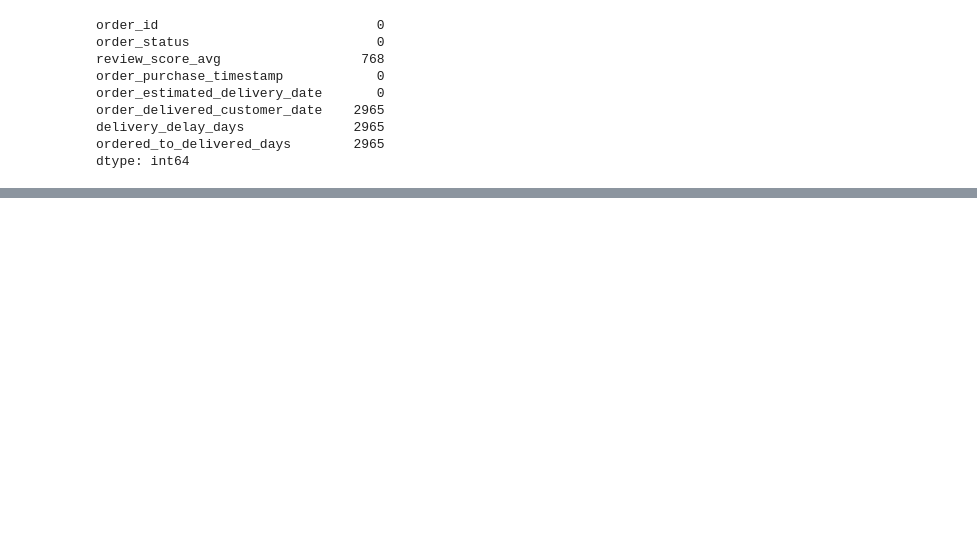
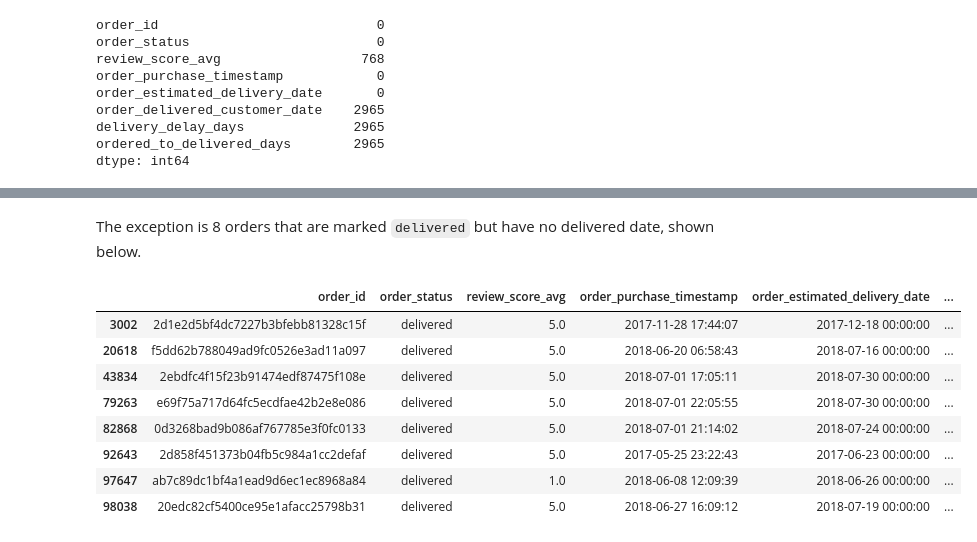
Before and after one commit to christine-nil/olist-analyst-workflow, a Jupyter notebook: notebooks/01_exploration.ipynb, the cells around one changed output, grey strips where cells are left out. Saved outputs shown, nothing was run; the diff lists cells and outputs as text; code cells hidden in the pictures; blank space fills up the shorter version.

Commit message:
Edit 01_exploration: join tables

```diff
--- a/notebooks/01_exploration.ipynb
+++ b/notebooks/01_exploration.ipynb
@@ -315,0 +356,14 @@ dtype: int64
+# %% [markdown]
+The exception is 8 orders that are marked `delivered` but have no delivered date, shown below.
+# %%
+df_joined[(df_joined["order_status"] == "delivered") & (df_joined["order_delivered_customer_date"].isnull())]
+# %% [output]
+|  | order_id | order_status | review_score_avg | order_purchase_timestamp | order_estimated_delivery_date | ... |
+| 3002 | 2d1e2d5bf4dc7227b3bfebb81328c15f | delivered | 5.0 | 2017-11-28 17:44:07 | 2017-12-18 00:00:00 | ... |
+| 20618 | f5dd62b788049ad9fc0526e3ad11a097 | delivered | 5.0 | 2018-06-20 06:58:43 | 2018-07-16 00:00:00 | ... |
+| 43834 | 2ebdfc4f15f23b91474edf87475f108e | delivered | 5.0 | 2018-07-01 17:05:11 | 2018-07-30 00:00:00 | ... |
+| 79263 | e69f75a717d64fc5ecdfae42b2e8e086 | delivered | 5.0 | 2018-07-01 22:05:55 | 2018-07-30 00:00:00 | ... |
+| 82868 | 0d3268bad9b086af767785e3f0fc0133 | delivered | 5.0 | 2018-07-01 21:14:02 | 2018-07-24 00:00:00 | ... |
+| 92643 | 2d858f451373b04fb5c984a1cc2defaf | delivered | 5.0 | 2017-05-25 23:22:43 | 2017-06-23 00:00:00 | ... |
+| 97647 | ab7c89dc1bf4a1ead9d6ec1ec8968a84 | delivered | 1.0 | 2018-06-08 12:09:39 | 2018-06-26 00:00:00 | ... |
+| 98038 | 20edc82cf5400ce95e1afacc25798b31 | delivered | 5.0 | 2018-06-27 16:09:12 | 2018-07-19 00:00:00 | ... |
```
Also changed, not shown: parts of 25 cells of this notebook.
